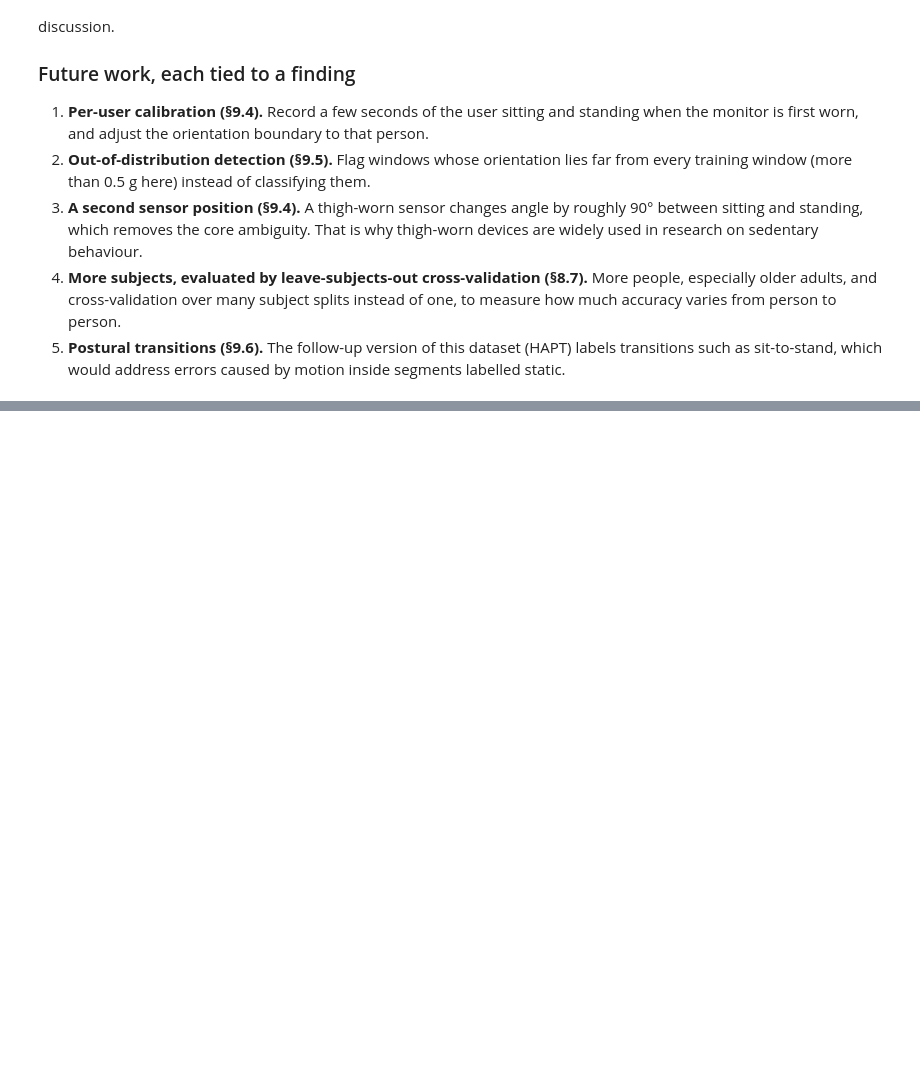
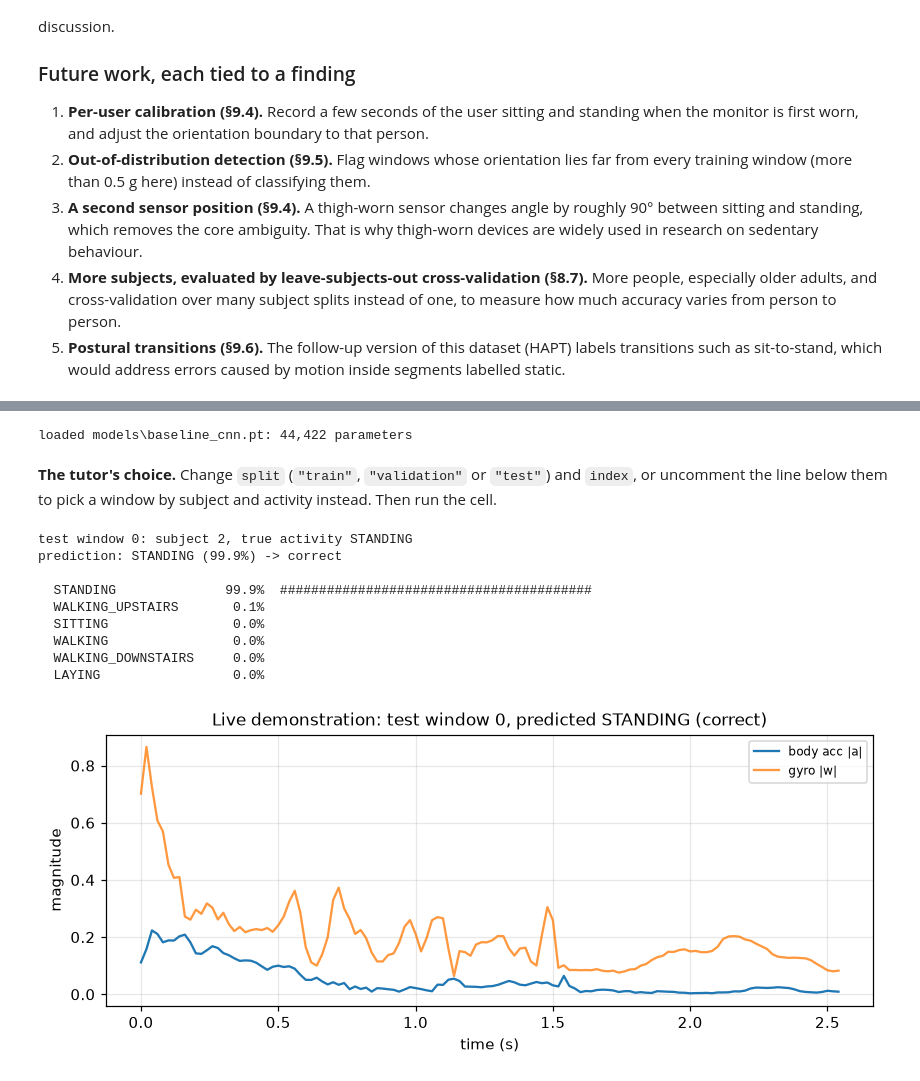
Before and after one commit to Kha73k/IT8414-GroupProject, a Jupyter notebook: IT8414_HAR.ipynb, the cells around one changed output, grey strips where cells are left out. Drawn from its saved outputs; the diff is of its cells as text; code cells hidden in the pictures; blank space fills up the shorter version.

```diff
--- a/IT8414_HAR.ipynb
+++ b/IT8414_HAR.ipynb
@@ -4082,0 +4107,69 @@ report's ethics discussion.
+# %%
+# author: Ahmad Abbas
+demo_model = BaselineCNN(CONFIG["activation"], CONFIG["dropout"],
+                         CONFIG["conv_width"], CONFIG["kernel_size"]).to(device)
+demo_model.load_state_dict(torch.load(MODEL_DIR / "baseline_cnn.pt", map_location=device))
+demo_model.eval()
+print(f"loaded {(MODEL_DIR / 'baseline_cnn.pt').relative_to(REPO)}: "
+      f"{sum(p.numel() for p in demo_model.parameters()):,} parameters")
+
+
+def classify(raw_window, model):
+    """Classify ONE raw window end to end and return the probability of each class.
+
+    raw_window : array of shape (9, 128) in physical units (g, rad/s),
+                 channels in the order of CHANNELS
+    """
+    raw_window = np.asarray(raw_window, dtype=np.float32)
+    if raw_window.shape != (N_CHANNELS, WINDOW_LEN):
+        raise ValueError(f"expected shape ({N_CHANNELS}, {WINDOW_LEN}), got {raw_window.shape}")
+    x = standardise(raw_window[None])              # section 4.2: training statistics only
+    model.eval()
+    with torch.no_grad():
+        logits = model(torch.from_numpy(x).to(device))
+    return torch.softmax(logits, dim=1)[0].cpu().numpy()
+# %% [output]
+loaded models\baseline_cnn.pt: 44,422 parameters
+# %% [markdown]
+**The tutor's choice.** Change `split` (`"train"`, `"validation"` or `"test"`)
+and `index`, or uncomment the line below them to pick a window by subject and
+activity instead. Then run the cell.
+# %%
+# author: Ahmad Abbas
+split, index = "test", 0
+# index = int(np.flatnonzero((subj_test == 12) & (y_test == ACTIVITIES.index("STANDING")))[0])
+
+SPLITS = {"train": (X_train_raw, y_train, subj_train),
+          "validation": (X_val_raw, y_val, subj_val),
+          "test": (X_test_raw, y_test, subj_test)}
+X_raw, y_true, subjects = SPLITS[split]
+
+probs = classify(X_raw[index], demo_model)
+predicted = int(probs.argmax())
+verdict = "correct" if predicted == y_true[index] else "WRONG"
+print(f"{split} window {index}: subject {subjects[index]}, true activity {ACTIVITIES[y_true[index]]}")
+print(f"prediction: {ACTIVITIES[predicted]} ({probs[predicted]:.1%}) -> {verdict}\n")
+for k in np.argsort(-probs):
+    print(f"  {ACTIVITIES[k]:20} {probs[k]:6.1%}  {'#' * int(round(probs[k] * 40))}")
+
+t = np.arange(WINDOW_LEN) / SAMPLING_HZ
+fig, ax = plt.subplots(figsize=(9, 3.2))
+ax.plot(t, magnitude(X_raw[index][None], 0)[0], label="body acc |a|")
+ax.plot(t, magnitude(X_raw[index][None], 3)[0], alpha=0.8, label="gyro |w|")
+ax.set_xlabel("time (s)")
+ax.set_ylabel("magnitude")
+ax.set_title(f"Live demonstration: {split} window {index}, predicted "
+             f"{ACTIVITIES[predicted]} ({verdict})")
+ax.legend(fontsize=8)
+plt.show()
+# %% [output]
+test window 0: subject 2, true activity STANDING
+prediction: STANDING (99.9%) -> correct
+
+  STANDING              99.9%  ########################################
+  WALKING_UPSTAIRS       0.1%
+  SITTING                0.0%
+  WALKING                0.0%
+  WALKING_DOWNSTAIRS     0.0%
+  LAYING                 0.0%
+[figure, added]
```
Also changed, not shown: parts of 7 cells of this notebook.
